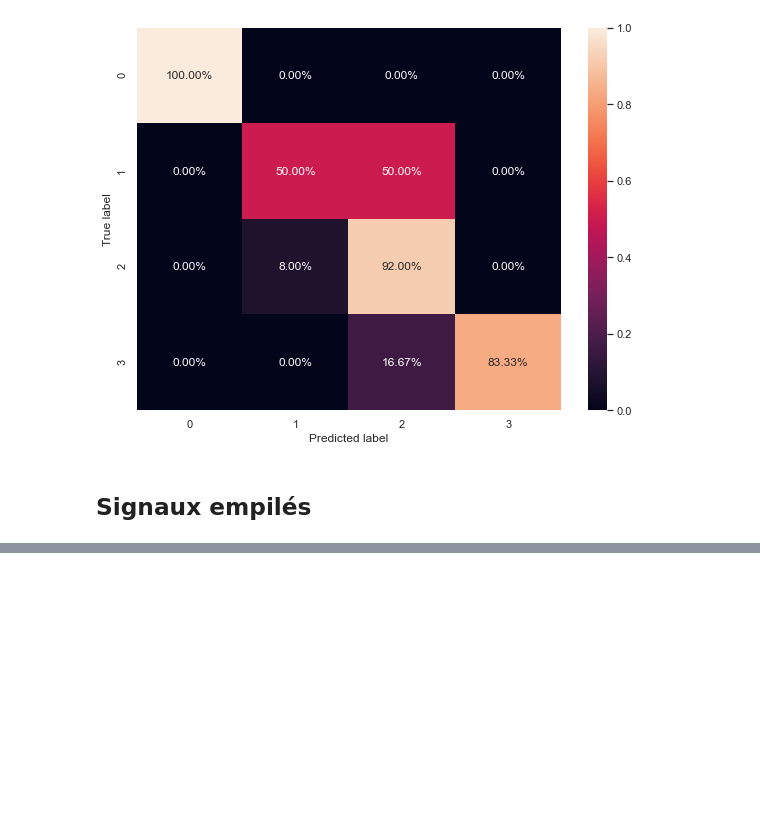
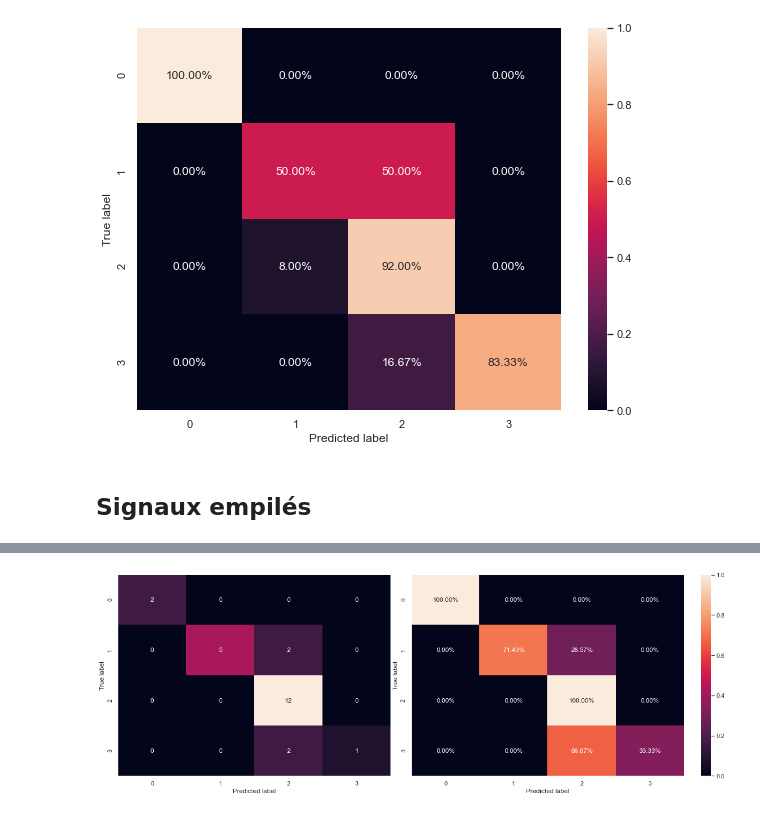
Before and after one commit to MohamedNennouche/COPD-Detection, a Jupyter notebook: COPD-tsaug.ipynb, the cells around one changed output, grey strips where cells are left out. Drawn from its saved outputs; the diff is of its cells as text; code cells hidden in the pictures; blank space fills up the shorter version.

Commit message:
Ajout d'une augmentation des données avec tsaug+SMOTE avec l'empilement des signaux

```diff
--- a/COPD-tsaug.ipynb
+++ b/COPD-tsaug.ipynb
@@ -113,7 +109,8 @@ array([2], dtype=int8)
 # %%
-etiq_train_aug = list()
-for i in range(len(etiq_list)) :
-    for j in range(10) :
-        etiq_train_aug.append(etiq_list[i])
-etiq_train_aug = pd.DataFrame(etiq_train_aug)
-etiq_train_aug.shape
+def etiq_augmentor(etiq) :
+    etiq_np = etiq.to_numpy()
+    etiq_aug = list()
+    for i in range(len(etiq_np)) :
+        for j in range(10) :
+            etiq_aug.append(etiq_np[i])
+    return pd.DataFrame(etiq_aug)
@@ -579,0 +599,5 @@ INFO:tensorflow:Assets written to: .\Model_CNN1D_32000_aug_3\assets
+# %%
+etiq = pd.read_csv("./capteurs/labels/labels.csv")
+# %%
+fv_train, fv_test, etiq_train, etiq_test = stack_dataset(path, etiq)
+fv_train.shape, fv_test.shape, etiq_train.shape, etiq_test.shape
@@ -579,0 +606,73 @@ INFO:tensorflow:Assets written to: .\Model_CNN1D_32000_aug_3\assets
+# %%
+    # CNN Variables
+    # Première couche du CNN
+filter_size1 = 5
+num_filters1 = 64
+    # Deuxième couche du CNN
+filter_size2 = 5
+num_filters2 = 32
+
+batch_size = 4
+num_channels = fv_train.shape[2] # ! paramètre sur lequel on pourrait jouer si on ajoute les autres capteurs
+n_epochs = 50
+signal = fv_train.shape[1]
+
+
+# CNN
+path_to_save_model = './Model_CNN1D_all'
+
+ckpt_saver = ModelCheckpoint(
+path_to_save_model,
+monitor='accuracy', # sur quoi on se base pour voir le meilleur
+mode = 'max', # max de l'accuracy sur la validation
+save_best_only = True,
+save_freq='epoch', # ne voit qu'à la fin de l'époque
+verbose=1)
+
+
+model = tf.keras.Sequential(
+[
+    Input(shape=(signal,num_channels)), # format d'entrée
+    Conv1D(filters=num_filters1, kernel_size=filter_size1, activation='relu'),
+    Conv1D(filters=num_filters2, kernel_size=filter_size2, activation='relu'),
+    Dropout(0.5),
+    MaxPool1D(pool_size=2),
+    #BatchNormalization(),
+    Conv1D(filters=num_filters1, kernel_size=filter_size1, activation='relu'),
+    Conv1D(filters=num_filters2, kernel_size=filter_size1, activation='relu'),
+    Dropout(0.5),
+    MaxPool1D(pool_size=2),
+    #BatchNormalization(),
+    GlobalAvgPool1D(),
+    Dense(50, activation='relu'),
+    Dense(4, activation='softmax')
+]
+)
+
+model.compile(optimizer='adam', loss='sparse_categorical_crossentropy', metrics='accuracy')
+model.fit(fv_train, etiq_train, batch_size=batch_size, epochs=n_epochs, validation_split=0.2, callbacks=[ckpt_saver])
+
+# Evaluation of the model
+print("\n\n==================================== Modele evaluation ====================================")
+model.evaluate(fv_test,etiq_test, batch_size=batch_size)
+print("===========================================================================================\n\n")
+y_model=model.predict(fv_test)
+y_model_max = np.argmax(y_model, axis=1)
+con_mat = tf.math.confusion_matrix(labels=etiq_test, predictions=y_model_max).numpy()
+
+
+cmn = con_mat.astype('float') / con_mat.sum(axis=1)[:, np.newaxis]
+# Visualization
+sns.set_theme(style='darkgrid')
+plt.figure(figsize=(17, 6))
+plt.subplot(1,2,1)
+sns.heatmap(con_mat, annot=True)
+plt.tight_layout()
+plt.ylabel('True label')
+plt.xlabel('Predicted label')
+plt.subplot(1,2,2)
+sns.heatmap(cmn, annot=True, fmt='.2%')
+plt.tight_layout()
+plt.ylabel('True label')
+plt.xlabel('Predicted label')
+# %% [output]
@@ -579,0 +697 @@ INFO:tensorflow:Assets written to: .\Model_CNN1D_32000_aug_3\assets
+[figure, added]
```
Also changed, not shown: parts of 12 cells of this notebook, 8 other files.
